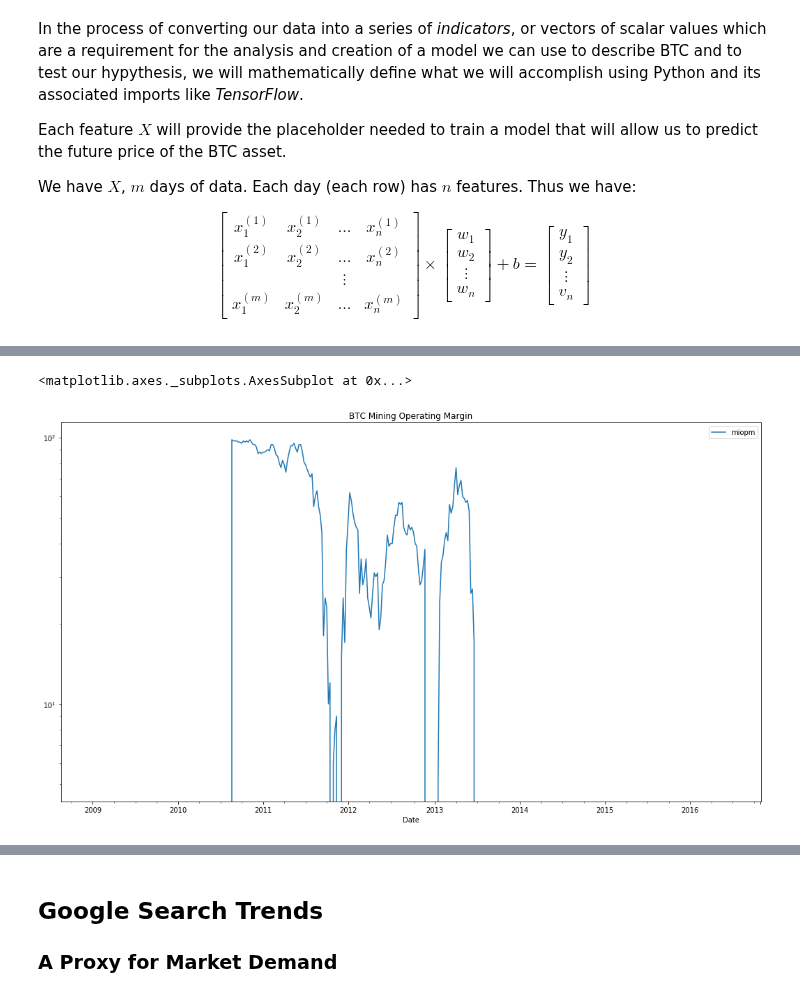
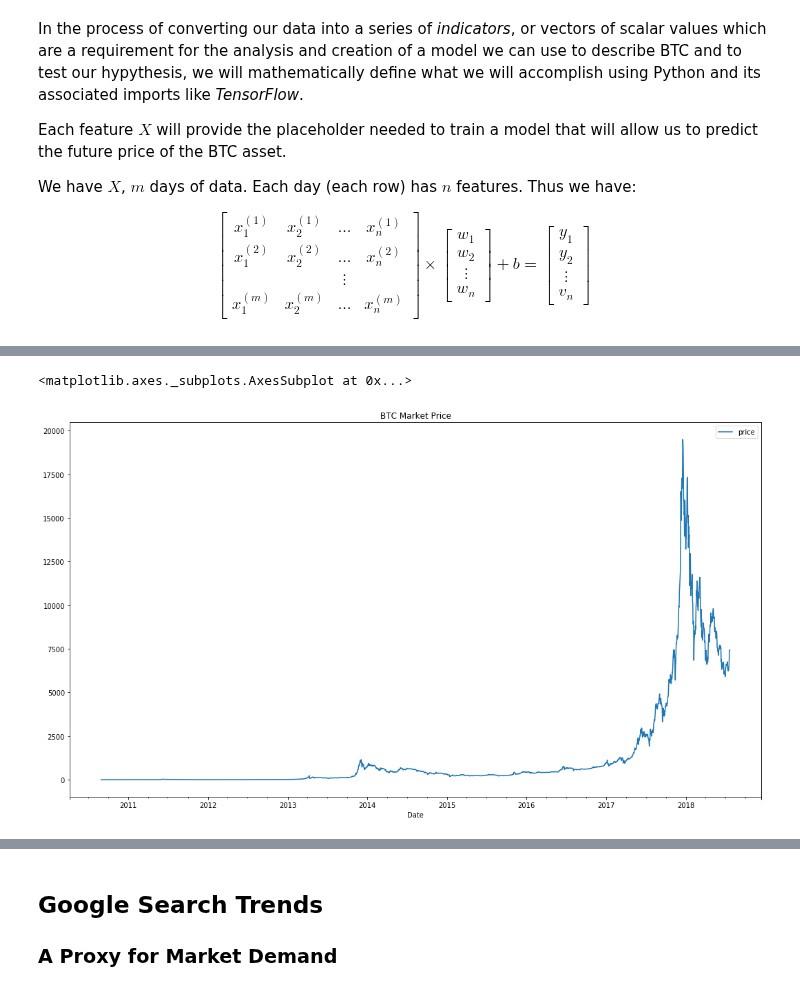
Before and after one commit to lopezdp/MachineLearningResearch, a Jupyter notebook: QuantFinance/PricingResearch.ipynb, the cells around one changed output, grey strips where cells are left out. Drawn from its saved outputs; the diff is of its cells as text; code cells hidden in the pictures.

Commit message:
feat: Completed normalizing long term Daily Google Trends Data.

```diff
--- a/QuantFinance/PricingResearch.ipynb
+++ b/QuantFinance/PricingResearch.ipynb
@@ -581,11 +163,10 @@ netdf.plot(title='BTC Network Deficit', figsize=(18,10))
-# %%
-# Bitcoin Mining Operating Margin
-# Data showing miners revenue minus estimated electricity and bandwidth costs.
-miopm = ql.get("BCHAIN/MIOPM", collapse="weekly")
-# miopm = miopm.rename(columns={"Value": "Mining Operating Margin"})
-miopm = miopm.rename(columns={"Value": "miopm"})
-
-miopm.plot(title='BTC Mining Operating Margin', figsize=(18,10), logy=True)
-# %% [output]
-<matplotlib.axes._subplots.AxesSubplot at 0x...>
-[figure, removed]
+# %%
+# Capture historical BTC price data
+# Data showing the USD market price from Mt.gox
+price = ql.get("BCHAIN/MKPRU", collapse="daily")
+price = price.rename(columns={"Value": "price"})
+price = price.truncate(before=pd.Timestamp('2010-08-29'), after=pd.Timestamp('2018-07-22'))
+price.plot(title='BTC Market Price', figsize=(18,10))
+# %% [output]
+<matplotlib.axes._subplots.AxesSubplot at 0x...>
+[figure, added]
```
Also changed, not shown: parts of 91 cells of this notebook, 15 other files.
